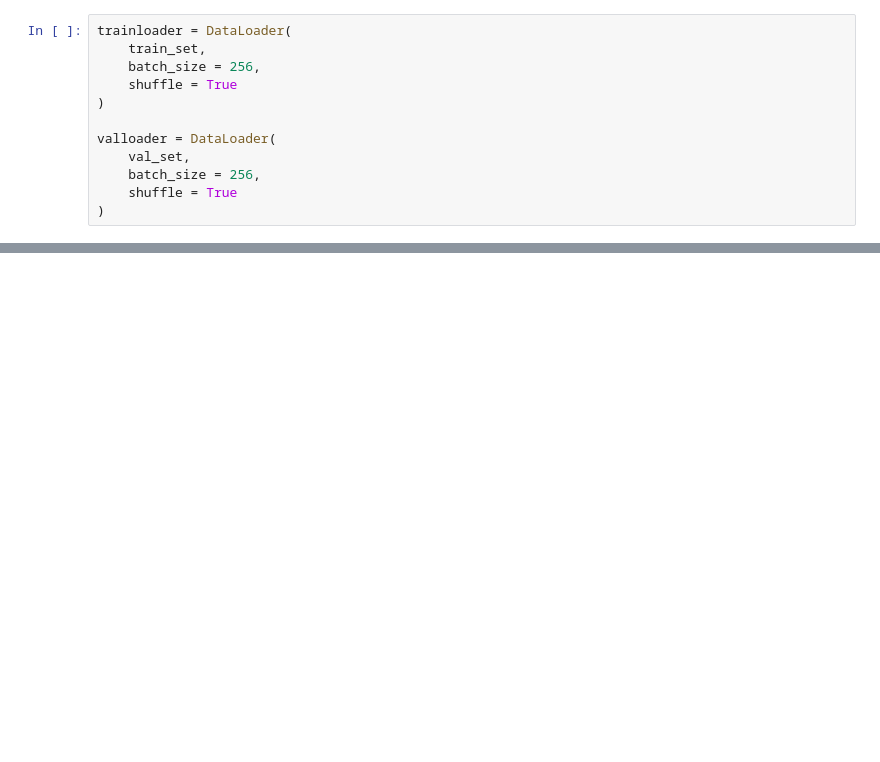
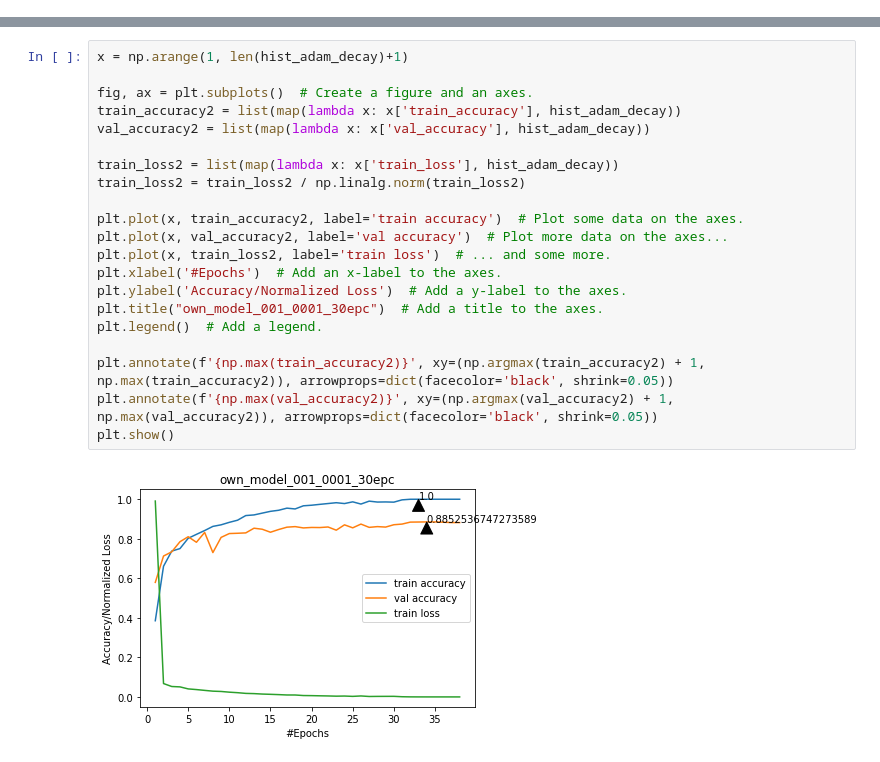
Before and after one commit to nolanzzz/encrypted-nn, a Jupyter notebook: task1/Task1Net.ipynb, the cells around one changed output, grey strips where cells are left out. Drawn from its saved outputs; the diff is of its cells as text; blank space fills up the shorter version.

```diff
--- a/task1/Task1Net.ipynb
+++ b/task1/Task1Net.ipynb
@@ -158,15 +124,3 @@ print(len(val_set))
-# %%
-trainloader = DataLoader(
-    train_set,
-    batch_size = 256,
-    shuffle = True
-)
-
-valloader = DataLoader(
-    val_set,
-    batch_size = 256,
-    shuffle = True
-)
 # %%
 device = torch.device('cuda' if torch.cuda.is_available() else 'cpu')
 
@@ -272,0 +255,23 @@ for epoch in range(num_epoches):
+# %%
+x = np.arange(1, len(hist_adam_decay)+1)
+
+fig, ax = plt.subplots()  # Create a figure and an axes.
+train_accuracy2 = list(map(lambda x: x['train_accuracy'], hist_adam_decay))
+val_accuracy2 = list(map(lambda x: x['val_accuracy'], hist_adam_decay))
+
+train_loss2 = list(map(lambda x: x['train_loss'], hist_adam_decay))
+train_loss2 = train_loss2 / np.linalg.norm(train_loss2)
+
+plt.plot(x, train_accuracy2, label='train accuracy')  # Plot some data on the axes.
+plt.plot(x, val_accuracy2, label='val accuracy')  # Plot more data on the axes...
+plt.plot(x, train_loss2, label='train loss')  # ... and some more.
+plt.xlabel('#Epochs')  # Add an x-label to the axes.
+plt.ylabel('Accuracy/Normalized Loss')  # Add a y-label to the axes.
+plt.title("own_model_001_0001_30epc")  # Add a title to the axes.
+plt.legend()  # Add a legend.
+
+plt.annotate(f'{np.max(train_accuracy2)}', xy=(np.argmax(train_accuracy2) + 1, np.max(train_accuracy2)), arrowprops=dict(facecolor='black', shrink=0.05))
+plt.annotate(f'{np.max(val_accuracy2)}', xy=(np.argmax(val_accuracy2) + 1, np.max(val_accuracy2)), arrowprops=dict(facecolor='black', shrink=0.05))
+plt.show()
+# %% [output]
+[figure, added]
```
Also changed, not shown: parts of 11 cells of this notebook, 2 other files.
